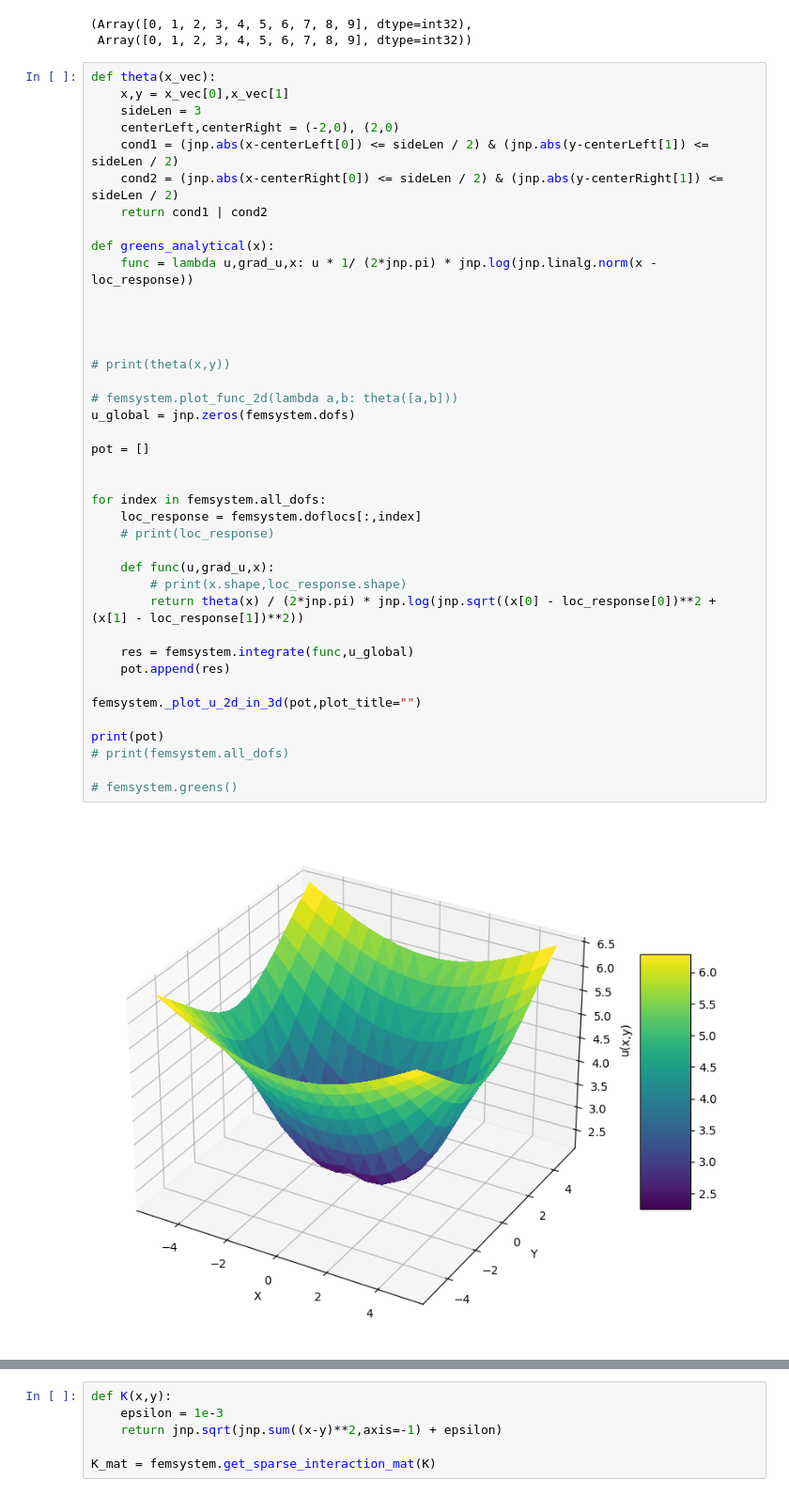
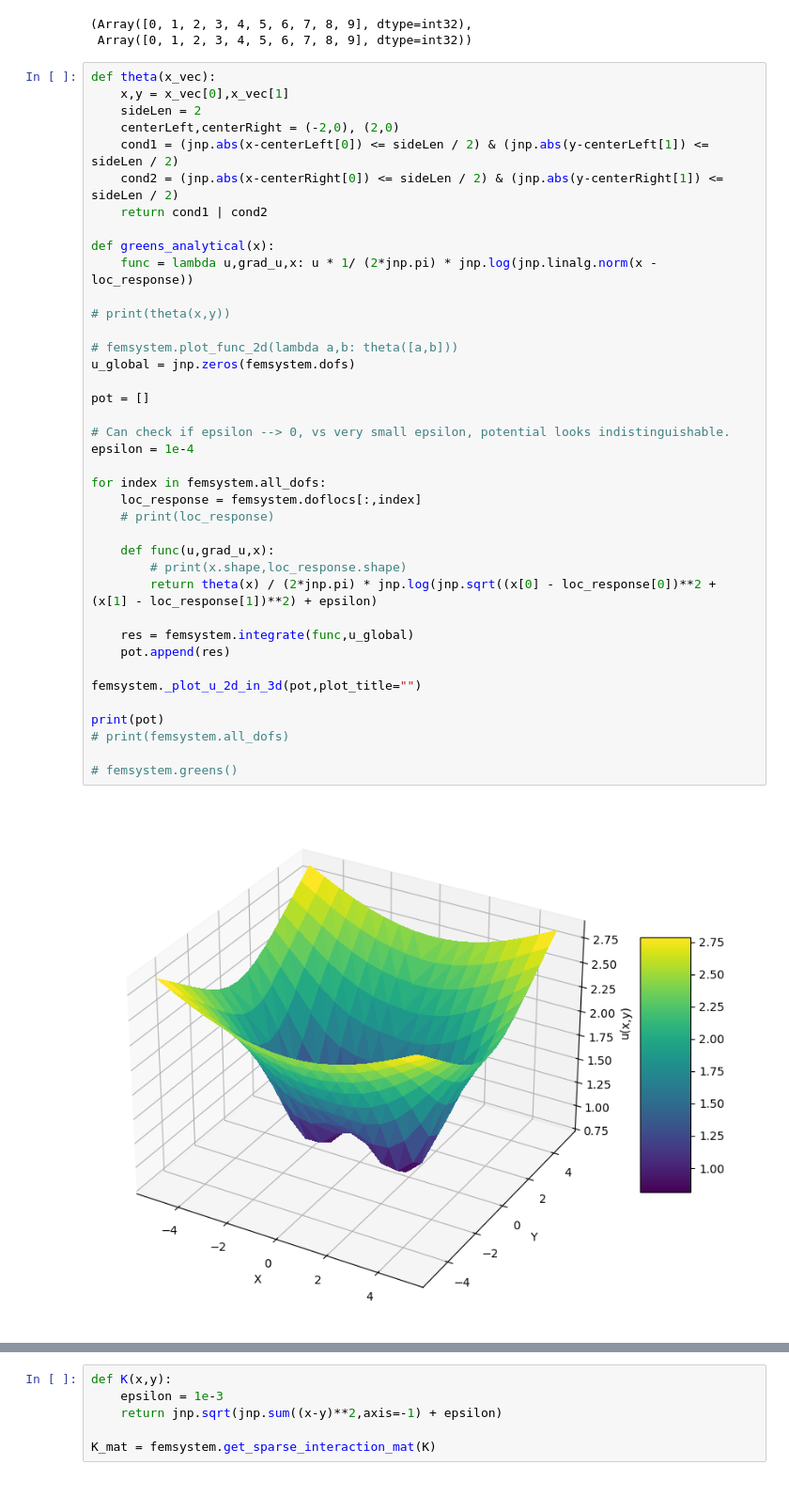
Before and after one commit to vcaipu/cqednumerics, a Jupyter notebook: examples/2DInteraction.ipynb, the cells around one changed output, grey strips where cells are left out. Shown at 94% size. Cells and saved outputs as stored; diff of their text form.

```diff
--- a/examples/2DInteraction.ipynb
+++ b/examples/2DInteraction.ipynb
@@ -600,42 +604,41 @@ x,y
 # %%
 def theta(x_vec):
     x,y = x_vec[0],x_vec[1]
-    sideLen = 3
+    sideLen = 2
     centerLeft,centerRight = (-2,0), (2,0)
     cond1 = (jnp.abs(x-centerLeft[0]) <= sideLen / 2) & (jnp.abs(y-centerLeft[1]) <= sideLen / 2)
     cond2 = (jnp.abs(x-centerRight[0]) <= sideLen / 2) & (jnp.abs(y-centerRight[1]) <= sideLen / 2)
     return cond1 | cond2
 
 def greens_analytical(x):
     func = lambda u,grad_u,x: u * 1/ (2*jnp.pi) * jnp.log(jnp.linalg.norm(x - loc_response))
 
-
-
-
 # print(theta(x,y))
 
 # femsystem.plot_func_2d(lambda a,b: theta([a,b]))
 u_global = jnp.zeros(femsystem.dofs)
 
 pot = []
 
+# Can check if epsilon --> 0, vs very small epsilon, potential looks indistinguishable.
+epsilon = 1e-4
 
 for index in femsystem.all_dofs:
     loc_response = femsystem.doflocs[:,index]
     # print(loc_response)
 
     def func(u,grad_u,x):
         # print(x.shape,loc_response.shape)
-        return theta(x) / (2*jnp.pi) * jnp.log(jnp.sqrt((x[0] - loc_response[0])**2 + (x[1] - loc_response[1])**2))
+        return theta(x) / (2*jnp.pi) * jnp.log(jnp.sqrt((x[0] - loc_response[0])**2 + (x[1] - loc_response[1])**2) + epsilon)
 
     res = femsystem.integrate(func,u_global)
     pot.append(res)
 
 femsystem._plot_u_2d_in_3d(pot,plot_title="")
 
 print(pot)
 # print(femsystem.all_dofs)
 
 # femsystem.greens()
 # %% [output]
-[figure, old version]
+[figure, new version]
```
Also changed, not shown: parts of 9 cells of this notebook, 3 other files.
